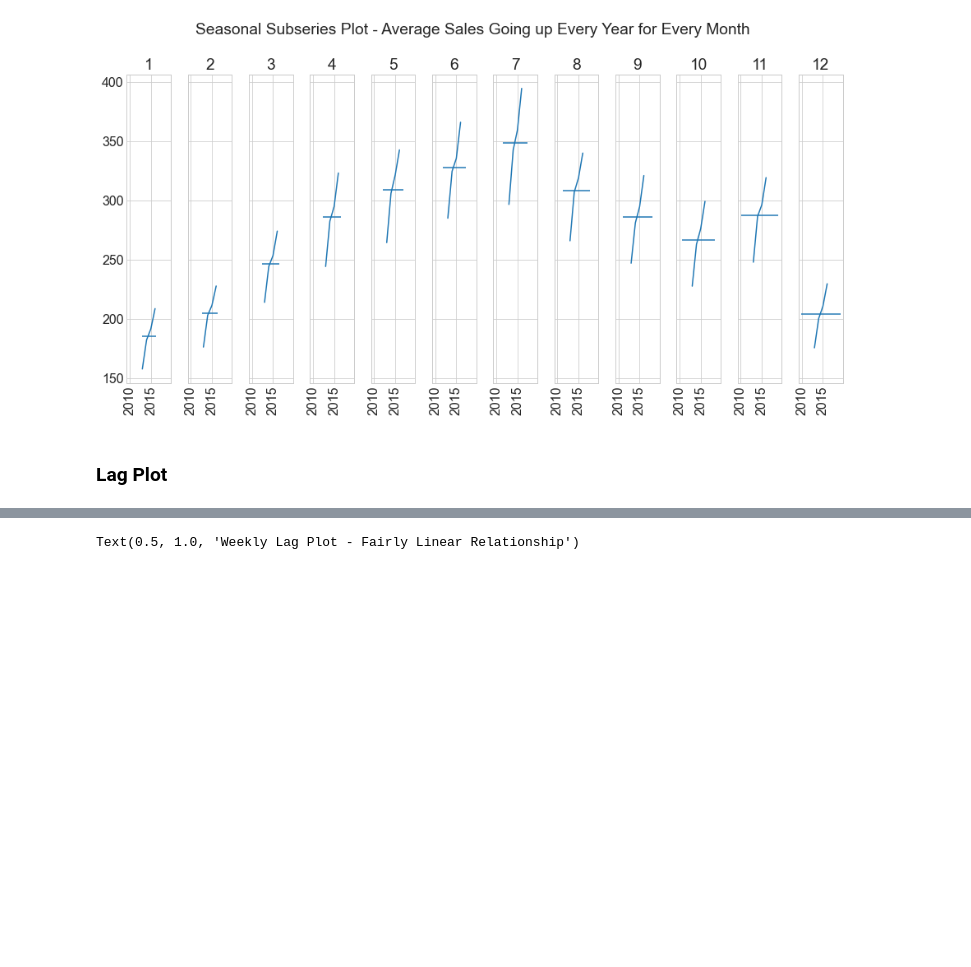
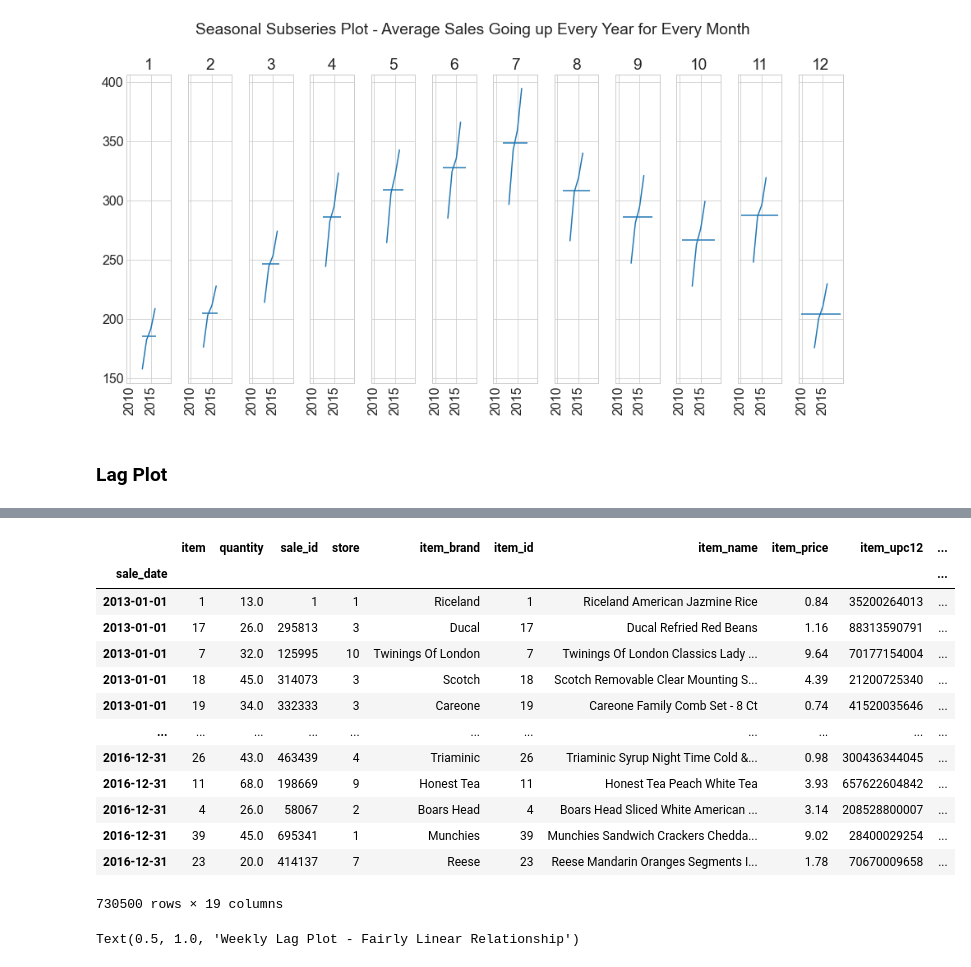
Before and after one commit to jesse-d-marder/time-series-exercises, a Jupyter notebook: explore.ipynb, the cells around one changed output, grey strips where cells are left out. Saved outputs shown, nothing was run; the diff lists cells and outputs as text; code cells hidden in the pictures; blank space fills up the shorter version.

```diff
--- a/explore.ipynb
+++ b/explore.ipynb
@@ -165,0 +166,17 @@ Text(0.5, 1.0, 'Daily Lag Plot - Multiple Separate Linear Relationships Apparent
+# %%
+train
+# %% [output]
+|  | item | quantity | sale_id | store | item_brand | item_id | item_name | item_price | item_upc12 | ... |
+| sale_date |  |  |  |  |  |  |  |  |  | ... |
+| 2013-01-01 | 1 | 13.0 | 1 | 1 | Riceland | 1 | Riceland American Jazmine Rice | 0.84 | 35200264013 | ... |
+| 2013-01-01 | 17 | 26.0 | 295813 | 3 | Ducal | 17 | Ducal Refried Red Beans | 1.16 | 88313590791 | ... |
+| 2013-01-01 | 7 | 32.0 | 125995 | 10 | Twinings Of London | 7 | Twinings Of London Classics Lady ... | 9.64 | 70177154004 | ... |
+| 2013-01-01 | 18 | 45.0 | 314073 | 3 | Scotch | 18 | Scotch Removable Clear Mounting S... | 4.39 | 21200725340 | ... |
+| 2013-01-01 | 19 | 34.0 | 332333 | 3 | Careone | 19 | Careone Family Comb Set - 8 Ct | 0.74 | 41520035646 | ... |
+| ... | ... | ... | ... | ... | ... | ... | ... | ... | ... | ... |
+| 2016-12-31 | 26 | 43.0 | 463439 | 4 | Triaminic | 26 | Triaminic Syrup Night Time Cold &... | 0.98 | 300436344045 | ... |
+| 2016-12-31 | 11 | 68.0 | 198669 | 9 | Honest Tea | 11 | Honest Tea Peach White Tea | 3.93 | 657622604842 | ... |
+| 2016-12-31 | 4 | 26.0 | 58067 | 2 | Boars Head | 4 | Boars Head Sliced White American ... | 3.14 | 208528800007 | ... |
+| 2016-12-31 | 39 | 45.0 | 695341 | 1 | Munchies | 39 | Munchies Sandwich Crackers Chedda... | 9.02 | 28400029254 | ... |
+| 2016-12-31 | 23 | 20.0 | 414137 | 7 | Reese | 23 | Reese Mandarin Oranges Segments I... | 1.78 | 70670009658 | ... |
+730500 rows × 19 columns
```
Also changed, not shown: parts of 6 cells of this notebook, 1 other file.
